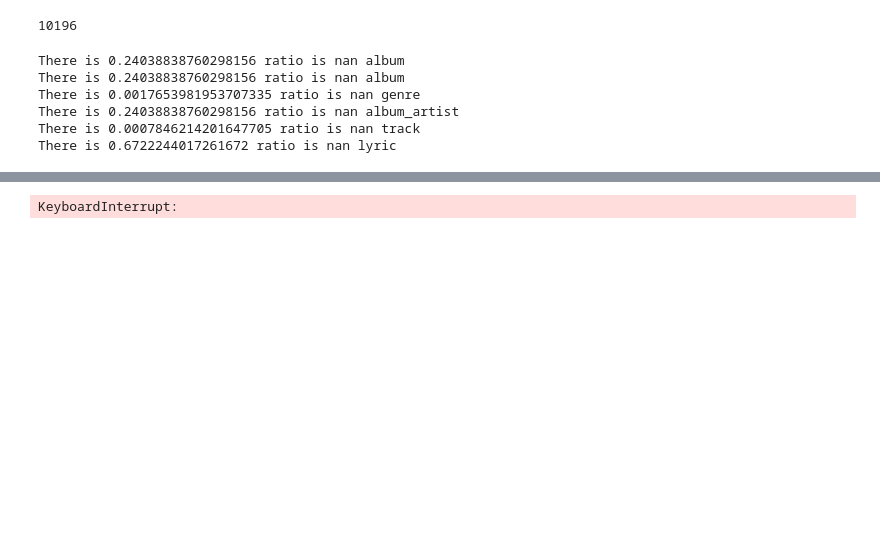
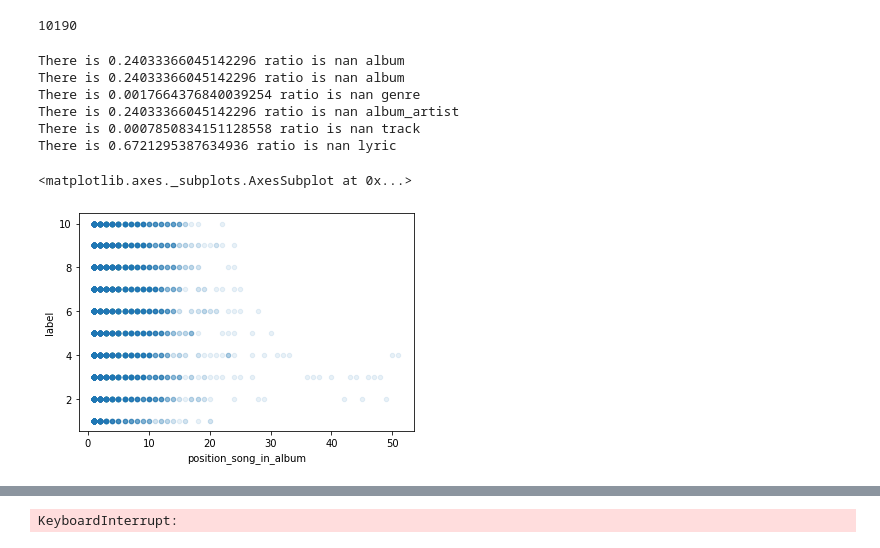
Before and after one commit to vuthede/zalo-hit-song-prediction, a Jupyter notebook: Members/De/baseline2.ipynb, the cells around one changed output, grey strips where cells are left out. Cells and saved outputs as stored; diff of their text form; code cells hidden in the pictures; blank space fills up the shorter version.

```diff
--- a/Members/De/baseline2.ipynb
+++ b/Members/De/baseline2.ipynb
@@ -42,7 +42,7 @@ def remove_duplicate_songs_with_low_ranks(df):
     remove_index = list(set(all_index) - set(keep_index))
     df = df.drop(remove_index)
     return df
-# df = remove_duplicate_songs_with_low_ranks(df)
+df = remove_duplicate_songs_with_low_ranks(df)
 
 # Sort by ID
 df = df.sort_values(by=['ID'])
@@ -51,7 +51,7 @@ df= df.reset_index()
 print(len(df))
 # df.head(5683)
 # %% [output]
-10196
+10190
 # %%
 pd.set_option('display.max_rows', 10000)
 df["num_len_same"] = df.groupby(["length","artist_id"])["ID"].transform("count")
@@ -206,6 +206,20 @@ df["album_artist"] =  df["album_artist"].cat.codes
 # Fill track
 print("There is {} ratio is nan track".format(len(df[df["track"].isnull()])/len(df)))
 df["track_tmp"]  = df["track"].copy()
+
+def position_of_song(track_num):
+    try:
+
+        track_num = make_tuple(track_num)
+        if track_num[0] is not None:
+            return float(track_num[0])
+        else:
+            return np.nan
+    except:
+        return np.nan
+
+df["position_song_in_album"] = df["track"].apply(lambda t: position_of_song(t))
+
 df["track"]  = df["track"].fillna("(1, 1)")
 df["istrack11"] = df["track"] == "(1, 1)"
 def tracknum_to_value(track_num):
@@ -218,6 +232,18 @@ def tracknum_to_value(track_num):
             return 1.0
     except:
         return 1.0
+
+def position_of_song(track_num):
+    try:
+
+        track_num = make_tuple(track_num)
+        if track_num[0] is not None:
+            return float(track_num[0])
+        else:
+            return np.nan
+    except:
+        return np.nan
+
 
 df["track"] = df["track"].apply(lambda t: tracknum_to_value(t))
 
@@ -327,12 +353,20 @@ df["isSingleAlbum_onesong"]= df["isSingleAlbum"] & (df["numsongInAlbum"]==1)
 # Remove len =0
 df = df[(df.length>0) | (df.num_same_title==1)]
 # %% [output]
-There is 0.24038838760298156 ratio is nan album
-There is 0.24038838760298156 ratio is nan album
-There is 0.0017653981953707335 ratio is nan genre
-There is 0.24038838760298156 ratio is nan album_artist
-There is 0.0007846214201647705 ratio is nan track
-There is 0.6722244017261672 ratio is nan lyric
+There is 0.24033366045142296 ratio is nan album
+There is 0.24033366045142296 ratio is nan album
+There is 0.0017664376840039254 ratio is nan genre
+There is 0.24033366045142296 ratio is nan album_artist
+There is 0.0007850834151128558 ratio is nan track
+There is 0.6721295387634936 ratio is nan lyric
+# %%
+import matplotlib.pyplot as plt
+import seaborn as sns
+
+df.plot.scatter(x="position_song_in_album", y="label", alpha=0.1)
+# %% [output]
+<matplotlib.axes._subplots.AxesSubplot at 0x...>
+[figure, added]
 # %%
 def remove_song_that_have_abnormal_rank_in_album(df):
     df["m"] = df.groupby("albumHashAndNameAndReleaseday")["label"].transform("mean")
```
Also changed, not shown: parts of 9 cells of this notebook, 3 other files.
